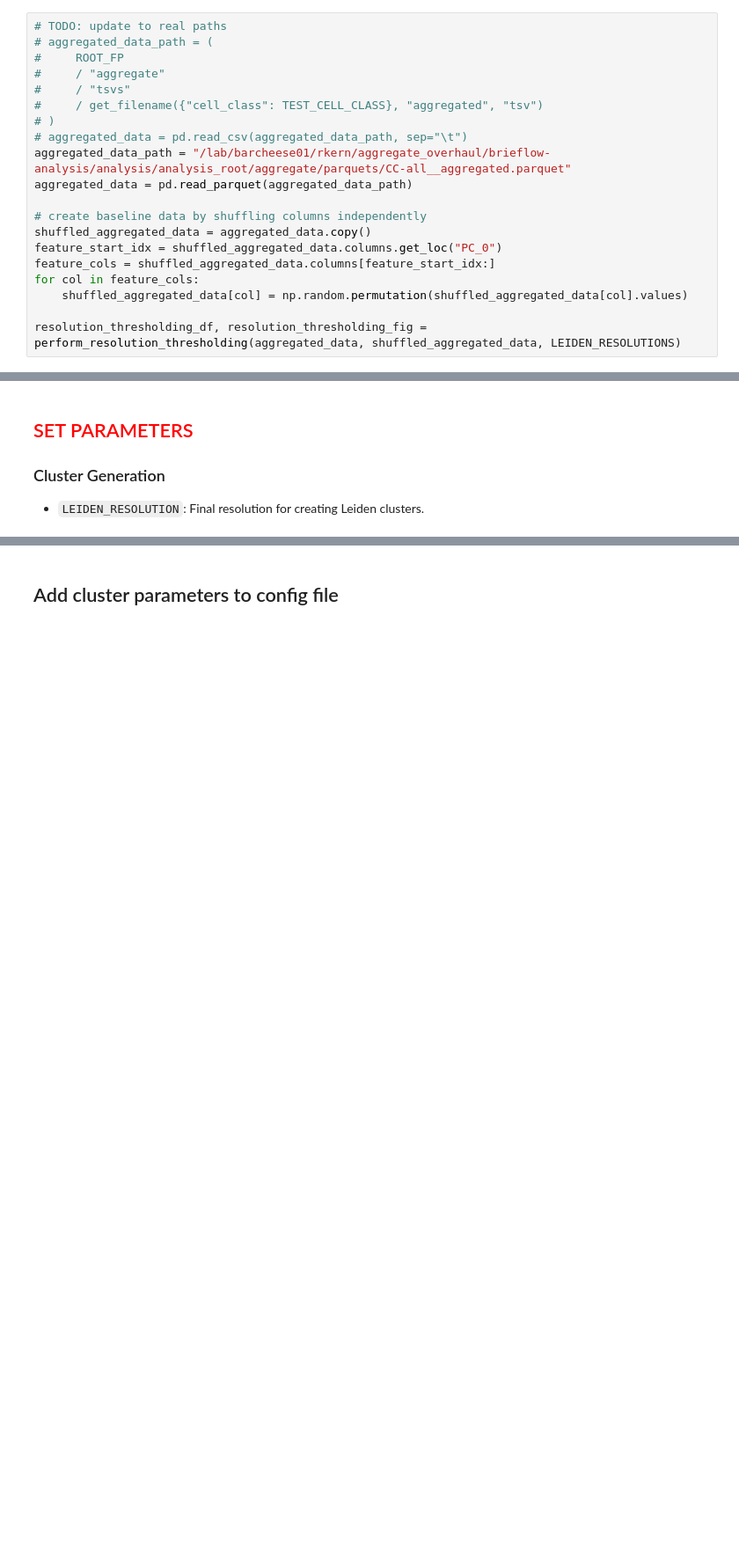
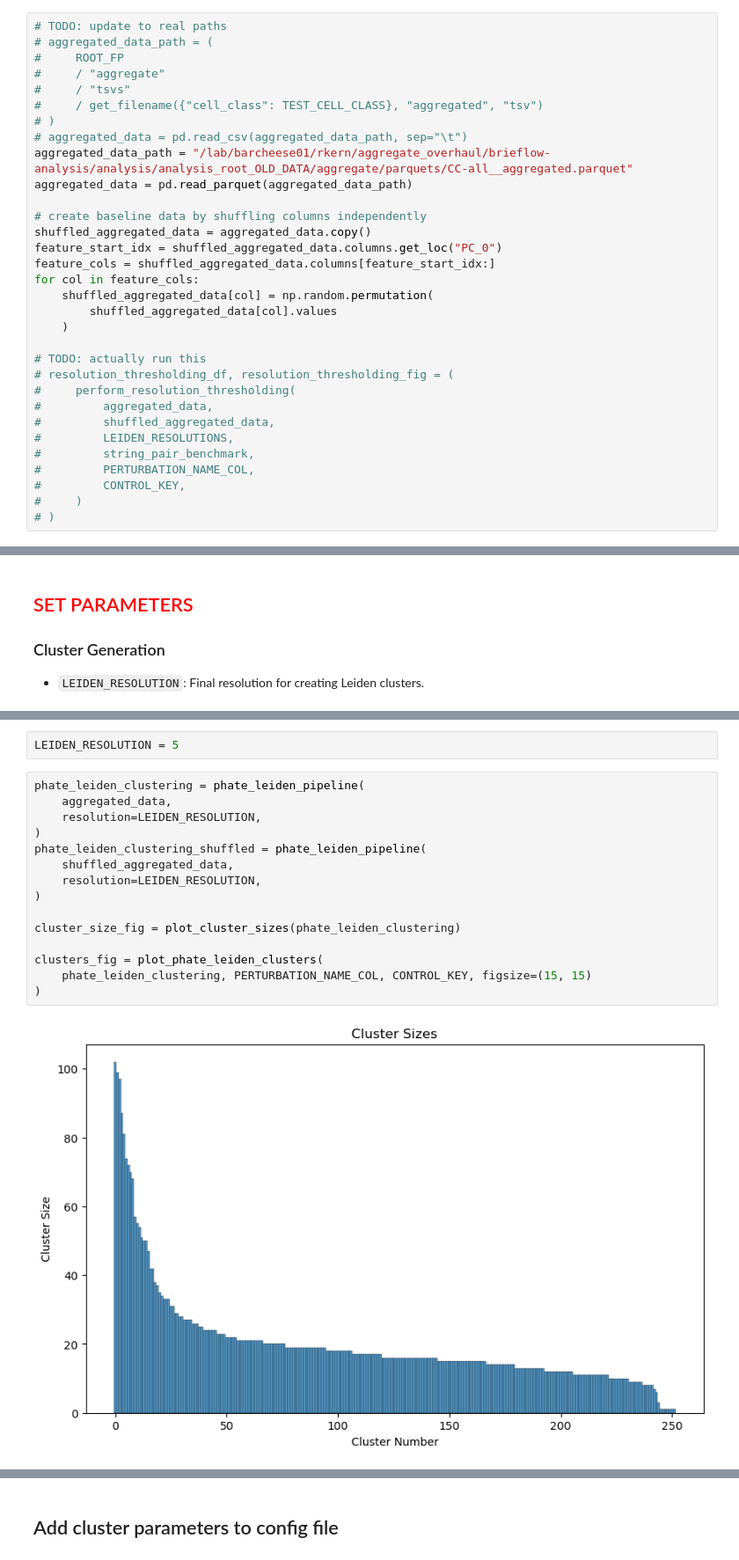
Before and after one commit to cheeseman-lab/brieflow-analysis, a Jupyter notebook: analysis/9.configure_cluster_params.ipynb, the cells around one changed output, grey strips where cells are left out. Shown at 88% size. Drawn from its saved outputs; the diff is of its cells as text; blank space fills up the shorter version.

Commit message:
new aggregate performance

```diff
--- a/analysis/9.configure_cluster_params.ipynb
+++ b/analysis/9.configure_cluster_params.ipynb
@@ -150,7 +150,7 @@ CONTROL_KEY = config["aggregate"]["control_key"]
 #     / get_filename({"cell_class": TEST_CELL_CLASS}, "aggregated", "tsv")
 # )
 # aggregated_data = pd.read_csv(aggregated_data_path, sep="\t")
-aggregated_data_path = "/lab/barcheese01/rkern/aggregate_overhaul/brieflow-analysis/analysis/analysis_root/aggregate/parquets/CC-all__aggregated.parquet"
+aggregated_data_path = "/lab/barcheese01/rkern/aggregate_overhaul/brieflow-analysis/analysis/analysis_root_OLD_DATA/aggregate/parquets/CC-all__aggregated.parquet"
 aggregated_data = pd.read_parquet(aggregated_data_path)
 
 # create baseline data by shuffling columns independently
@@ -158,6 +158,18 @@ shuffled_aggregated_data = aggregated_data.copy()
 feature_start_idx = shuffled_aggregated_data.columns.get_loc("PC_0")
 feature_cols = shuffled_aggregated_data.columns[feature_start_idx:]
 for col in feature_cols:
-    shuffled_aggregated_data[col] = np.random.permutation(shuffled_aggregated_data[col].values)
+    shuffled_aggregated_data[col] = np.random.permutation(
+        shuffled_aggregated_data[col].values
+    )
 
-resolution_thresholding_df, resolution_thresholding_fig = perform_resolution_thresholding(aggregated_data, shuffled_aggregated_data, LEIDEN_RESOLUTIONS)
+# TODO: actually run this
+# resolution_thresholding_df, resolution_thresholding_fig = (
+#     perform_resolution_thresholding(
+#         aggregated_data,
+#         shuffled_aggregated_data,
+#         LEIDEN_RESOLUTIONS,
+#         string_pair_benchmark,
+#         PERTURBATION_NAME_COL,
+#         CONTROL_KEY,
+#     )
+# )
@@ -291,0 +182,19 @@ enriched_pathways
+# %%
+LEIDEN_RESOLUTION = 5
+# %%
+phate_leiden_clustering = phate_leiden_pipeline(
+    aggregated_data,
+    resolution=LEIDEN_RESOLUTION,
+)
+phate_leiden_clustering_shuffled = phate_leiden_pipeline(
+    shuffled_aggregated_data,
+    resolution=LEIDEN_RESOLUTION,
+)
+
+cluster_size_fig = plot_cluster_sizes(phate_leiden_clustering)
+
+clusters_fig = plot_phate_leiden_clusters(
+    phate_leiden_clustering, PERTURBATION_NAME_COL, CONTROL_KEY, figsize=(15, 15)
+)
+# %% [output]
+[figure, added]
```
Also changed, not shown: parts of 9 cells of this notebook, 8 other files.
